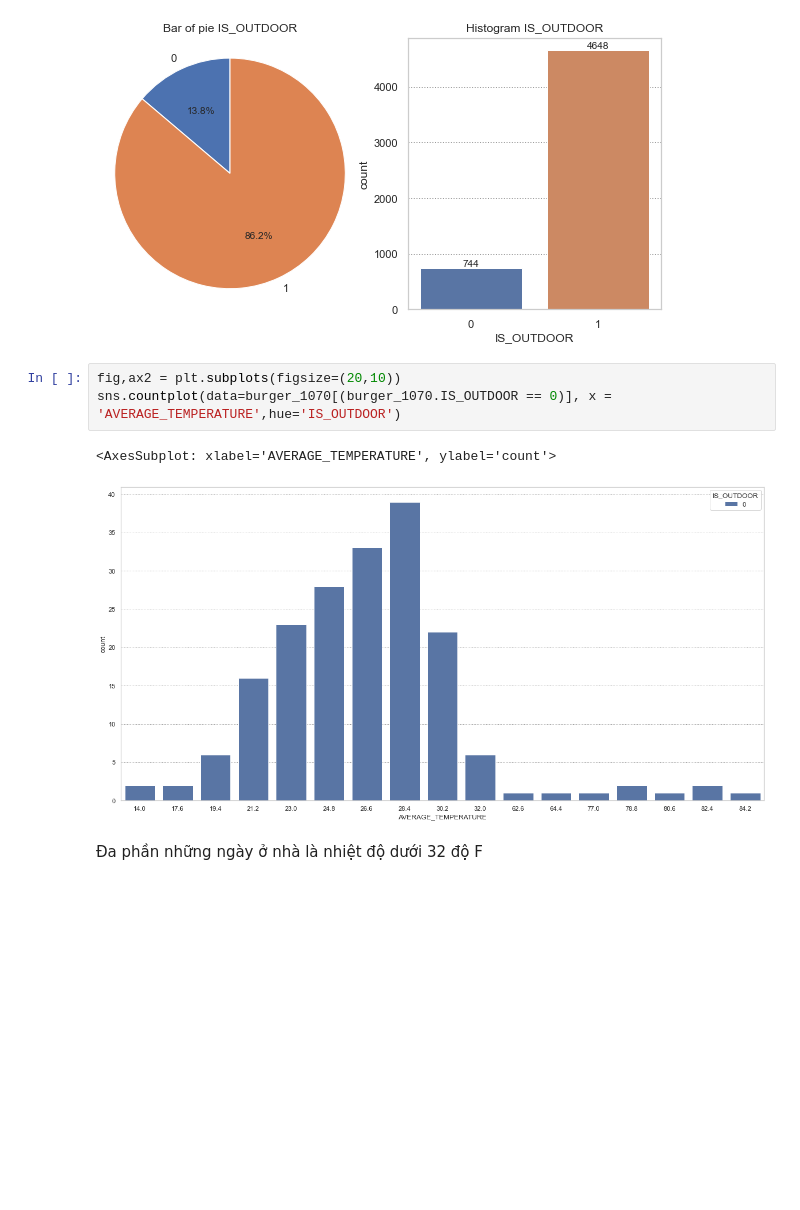
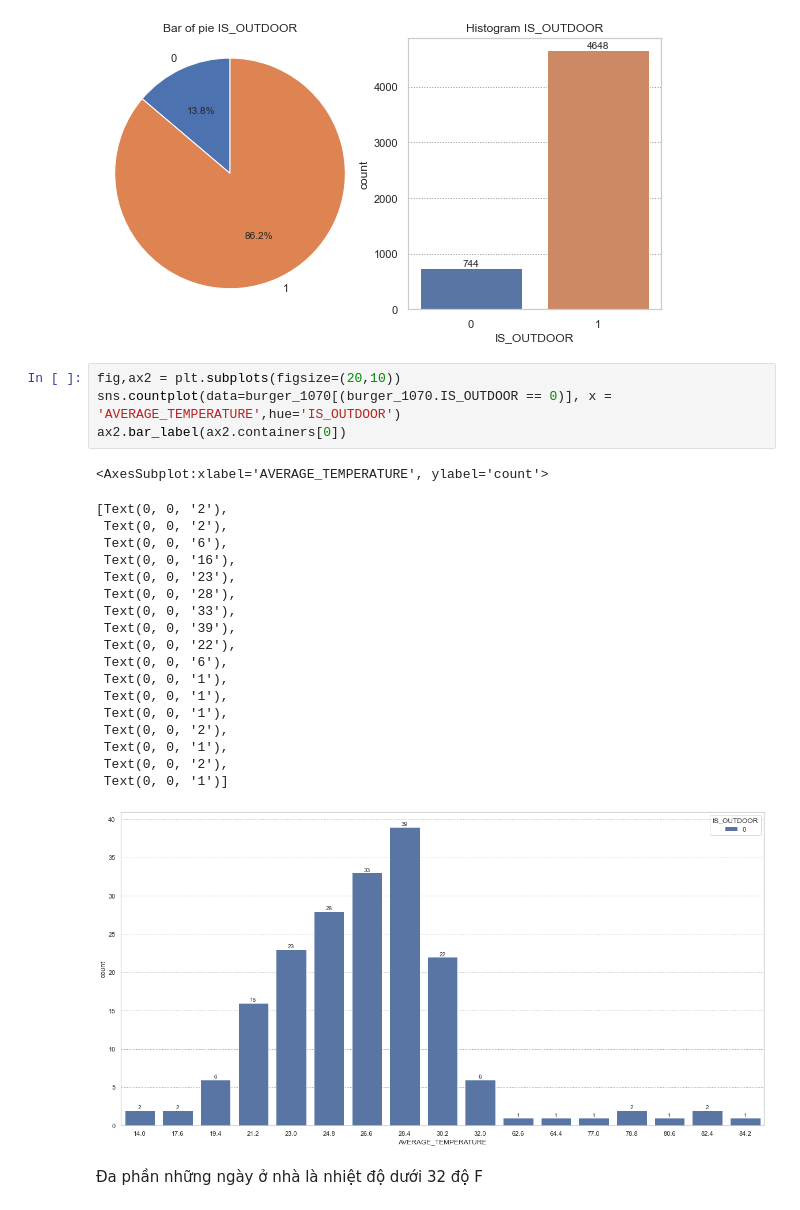
Before and after one commit to Lassstro/Retail-Price-Optimization-Used-Linear-Regression-And-Tree-based-method, a Jupyter notebook: Retail-Price-Optimization-Master.ipynb, the cells around one changed output. Drawn from its saved outputs; the diff is of its cells as text; blank space fills up the shorter version.

```diff
--- a/Retail-Price-Optimization-Master.ipynb
+++ b/Retail-Price-Optimization-Master.ipynb
@@ -627,9 +642,27 @@ Text(0.5, 1.0, 'Histogram IS_OUTDOOR')
 # %%
 fig,ax2 = plt.subplots(figsize=(20,10))
 sns.countplot(data=burger_1070[(burger_1070.IS_OUTDOOR == 0)], x = 'AVERAGE_TEMPERATURE',hue='IS_OUTDOOR')
+ax2.bar_label(ax2.containers[0])
 # %% [output]
-<AxesSubplot: xlabel='AVERAGE_TEMPERATURE', ylabel='count'>
+<AxesSubplot:xlabel='AVERAGE_TEMPERATURE', ylabel='count'>
+[Text(0, 0, '2'),
+ Text(0, 0, '2'),
+ Text(0, 0, '6'),
+ Text(0, 0, '16'),
+ Text(0, 0, '23'),
+ Text(0, 0, '28'),
+ Text(0, 0, '33'),
+ Text(0, 0, '39'),
+ Text(0, 0, '22'),
+ Text(0, 0, '6'),
+ Text(0, 0, '1'),
+ Text(0, 0, '1'),
+ Text(0, 0, '1'),
+ Text(0, 0, '2'),
+ Text(0, 0, '1'),
+ Text(0, 0, '2'),
+ Text(0, 0, '1')]
-[figure, old version]
+[figure, new version]
 # %% [markdown]
 Đa phần những ngày ở nhà là nhiệt độ dưới 32 độ F
 # %% [markdown]
```
Also changed, not shown: parts of 13 cells of this notebook.
